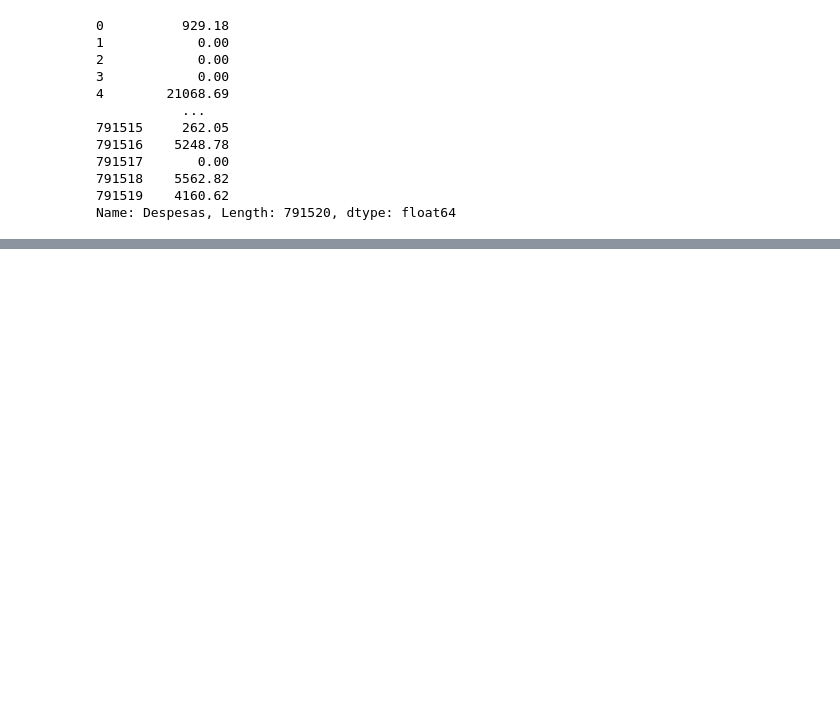
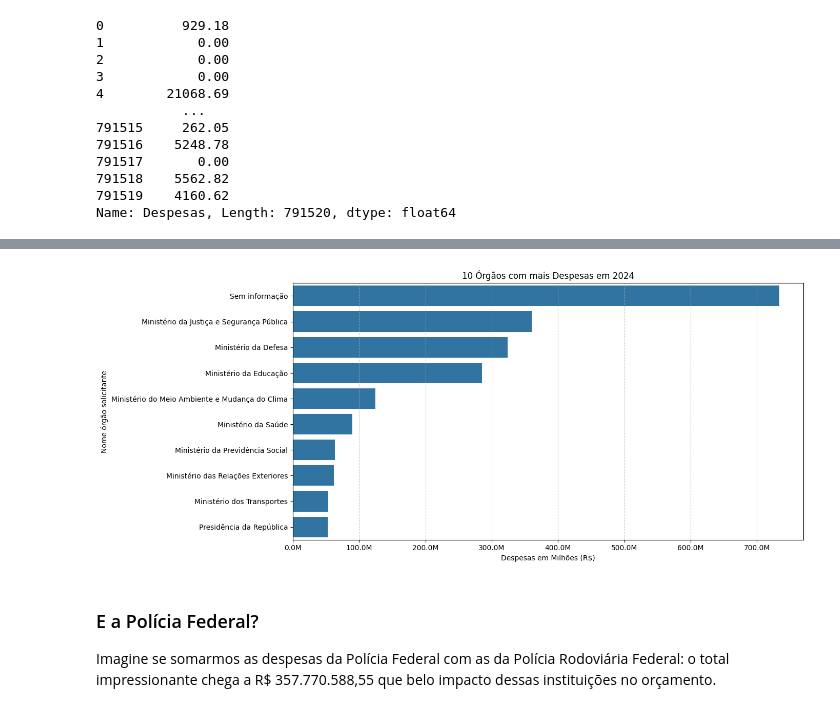
Before and after one commit to esscova/data_analytics, a Jupyter notebook: analises/013/013.ipynb, the cells around one changed output, grey strips where cells are left out. Cells and saved outputs as stored; diff of their text form; code cells hidden in the pictures; blank space fills up the shorter version.

```diff
--- a/analises/013/013.ipynb
+++ b/analises/013/013.ipynb
@@ -334,0 +336,4 @@ df_final.sample()
+# %%
+# Qual a distribuição de gastos por órgão?
+gastos_por_orgao = df_final.groupby('Nome do órgão superior')['Despesas'].sum().sort_values(ascending=False).reset_index()
+gastos_por_orgao
@@ -334,0 +358,18 @@ df_final.sample()
+# %%
+plt.figure(figsize=(14,6))
+sns.barplot(y='Nome do órgão superior',x='Despesas',data=gastos_por_orgao.head(10))
+plt.xlabel("Despesas em Milhões (R$)")
+plt.ylabel("Nome órgão solicitante")
+plt.title("10 Órgãos com mais Despesas em 2024")
+plt.gca().xaxis.set_major_formatter(plt.FuncFormatter(lambda x, _: f'{x/1e6:.1f}M'))
+plt.subplots_adjust(left=0.15, right=0.95, top=0.9, bottom=0.1)
+plt.tight_layout()
+
+# Adicionar grades
+plt.grid(axis='x', linestyle='--', alpha=0.7)
+plt.show()
+# %% [output]
+[figure, added]
+# %% [markdown]
+### E a Polícia Federal?
+Imagine se somarmos as despesas da Polícia Federal com as da Polícia Rodoviária Federal: o total impressionante chega a R$ 357.770.588,55 que belo impacto dessas instituições no orçamento.
```
Also changed, not shown: parts of 23 cells of this notebook.
